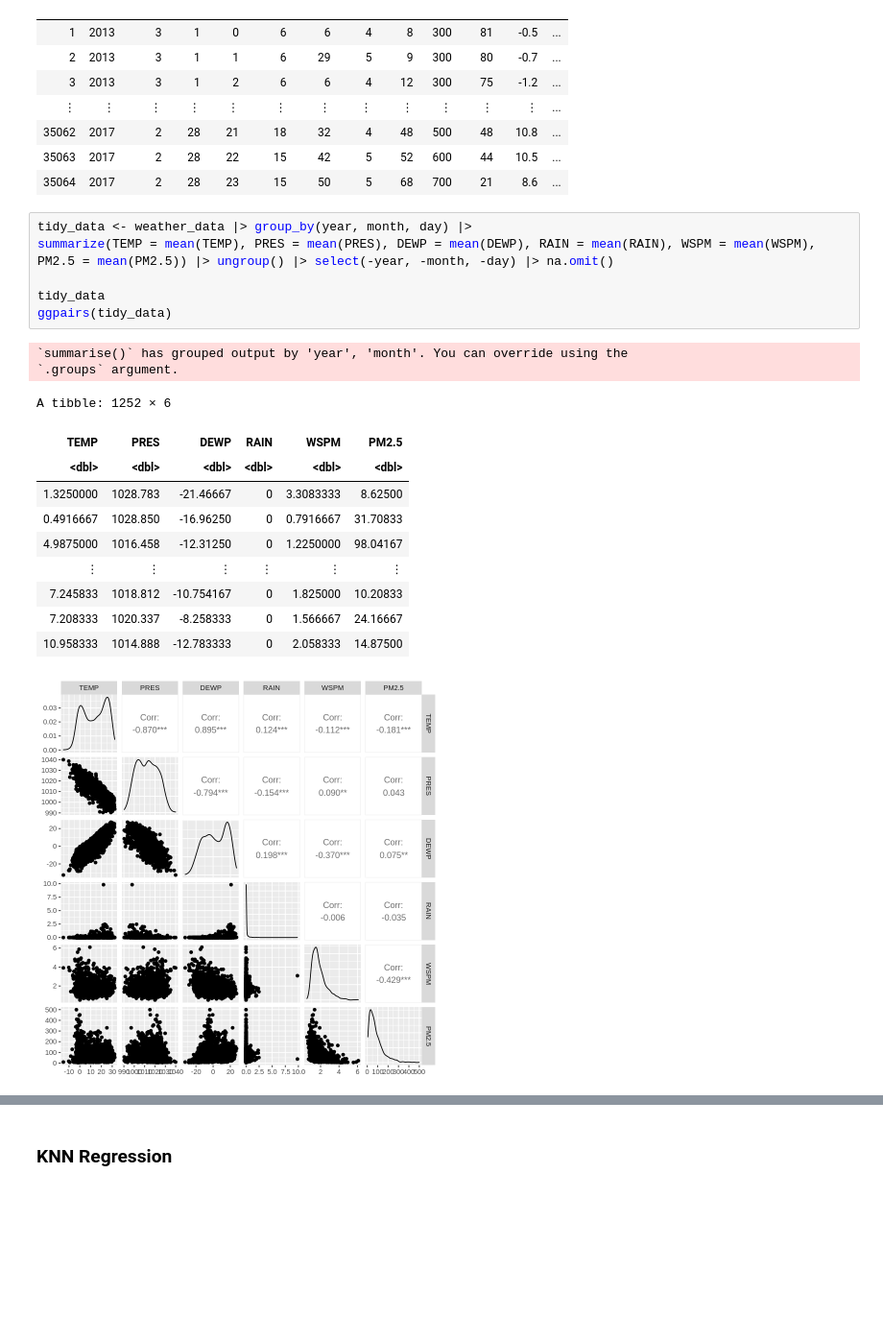
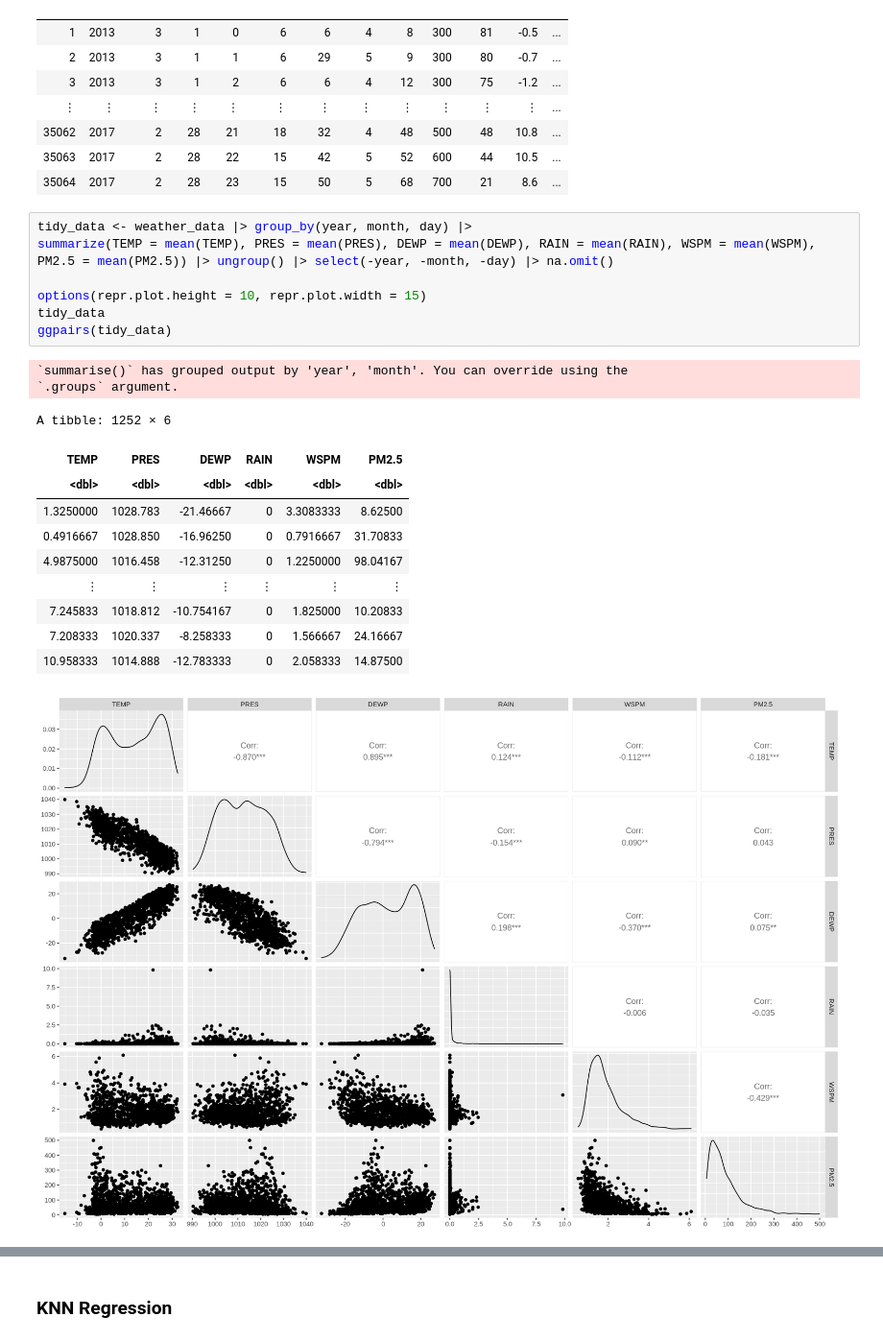
Before and after one commit to Noname397/dsci100groupproject96, a Jupyter notebook: Final Project.ipynb, the cells around one changed output, grey strips where cells are left out. Shown: that part at 96% size. Drawn from its saved outputs; the diff is of its cells as text; blank space fills up the shorter version.

```diff
--- a/Final Project.ipynb
+++ b/Final Project.ipynb
@@ -76,20 +58,21 @@ A data.frame: 35064 × 18
 # %%
 tidy_data <- weather_data |> group_by(year, month, day) |>
 summarize(TEMP = mean(TEMP), PRES = mean(PRES), DEWP = mean(DEWP), RAIN = mean(RAIN), WSPM = mean(WSPM), PM2.5 = mean(PM2.5)) |> ungroup() |> select(-year, -month, -day) |> na.omit()
 
+options(repr.plot.height = 10, repr.plot.width = 15)
 tidy_data
 ggpairs(tidy_data)
 # %% [output]
 `summarise()` has grouped output by 'year', 'month'. You can override using the
 `.groups` argument.
 A tibble: 1252 × 6
 | TEMP | PRES | DEWP | RAIN | WSPM | PM2.5 |
 | <dbl> | <dbl> | <dbl> | <dbl> | <dbl> | <dbl> |
 | 1.3250000 | 1028.783 | -21.46667 | 0 | 3.3083333 | 8.62500 |
 | 0.4916667 | 1028.850 | -16.96250 | 0 | 0.7916667 | 31.70833 |
 | 4.9875000 | 1016.458 | -12.31250 | 0 | 1.2250000 | 98.04167 |
 | ⋮ | ⋮ | ⋮ | ⋮ | ⋮ | ⋮ |
 | 7.245833 | 1018.812 | -10.754167 | 0 | 1.825000 | 10.20833 |
 | 7.208333 | 1020.337 | -8.258333 | 0 | 1.566667 | 24.16667 |
 | 10.958333 | 1014.888 | -12.783333 | 0 | 2.058333 | 14.87500 |
-[figure, old version]
+[figure, new version]
```
Also changed, not shown: parts of 8 cells of this notebook.
